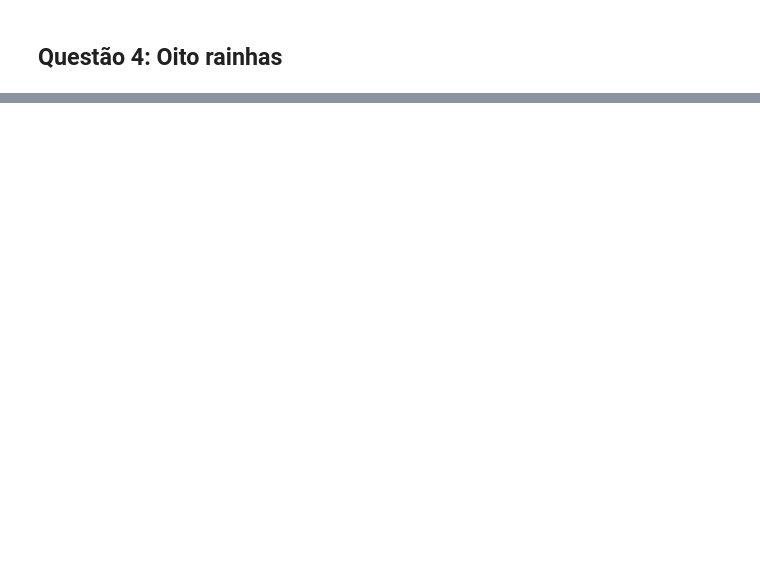
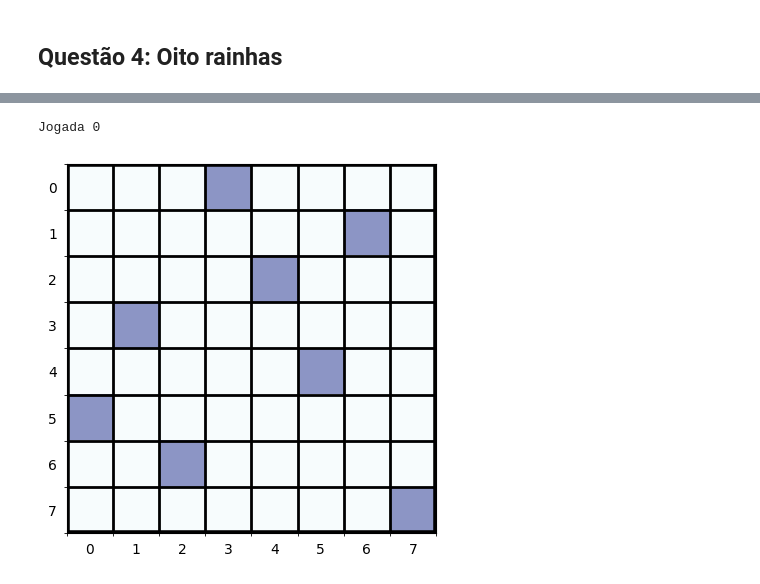
Before and after one commit to arthurkenzo/atividades_ia525, a Jupyter notebook: atividade_7.ipynb, the cells around one changed output, grey strips where cells are left out. Drawn from its saved outputs; the diff is of its cells as text; code cells hidden in the pictures; blank space fills up the shorter version.

```diff
--- a/atividade_7.ipynb
+++ b/atividade_7.ipynb
@@ -229,11 +229,6 @@ def SolveSudoku(board:np.ndarray) -> np.ndarray:
             if boardValue != 0:
                 constraints.append(decisionVars[i, j, board[i,j] - 1] == 1)
 
-    # building arbitrary objective function
-    objectiveExpression = cp.sum([i*j*k*decisionVars[i,j,k]
-                                  for i in digits
-                                  for j in digits
-                                  for k in digits])
     objective = cp.Minimize(0)
 
     lp = cp.Problem(objective, constraints)
@@ -397,3 +562,10 @@ def SolveEightQueens(board:np.ndarray) -> np.ndarray:
     lp.solve(solver="MOSEK", verbose=False)
 
     return decisionVars
+# %%
+boardSize = 8
+
+board = np.zeros((boardSize, boardSize))
+
+solution = SolveEightQueens(board)
+solution.value.round(3)
@@ -399,0 +581,33 @@ def SolveEightQueens(board:np.ndarray) -> np.ndarray:
+# %%
+import matplotlib.patches as patches
+
+# código da plotagem do problema de pintr o tabuleiro modificado para o problema das oito rainhas
+def imprimir(_M, jogada):
+    m, n = _M.shape
+
+    fig, ax = plt.subplots()
+    cax = ax.imshow(_M, interpolation='nearest', cmap=cm.BuPu, vmin=0, vmax=2)
+
+    # Inner gridlines
+    ax.set_xticks(np.arange(-0.5, n, 1), minor=True)
+    ax.set_yticks(np.arange(-0.5, m, 1), minor=True)
+    ax.grid(which='minor', color='black', linestyle='-', linewidth=2)
+
+    ax.tick_params(left=False, bottom=False)
+
+    # Draw thick outer rectangle
+    rect = patches.Rectangle(
+        (-0.5, -0.5), n, m,  # position and size
+        linewidth=4,         # thickness of outer border
+        edgecolor='black',
+        facecolor='none'
+    )
+    ax.add_patch(rect)
+
+    print("Jogada", jogada)
+    plt.show()
+
+imprimir(solution.value.round(3), 0)
+# %% [output]
+Jogada 0
+[figure, added]
```
Also changed, not shown: parts of 8 cells of this notebook.
